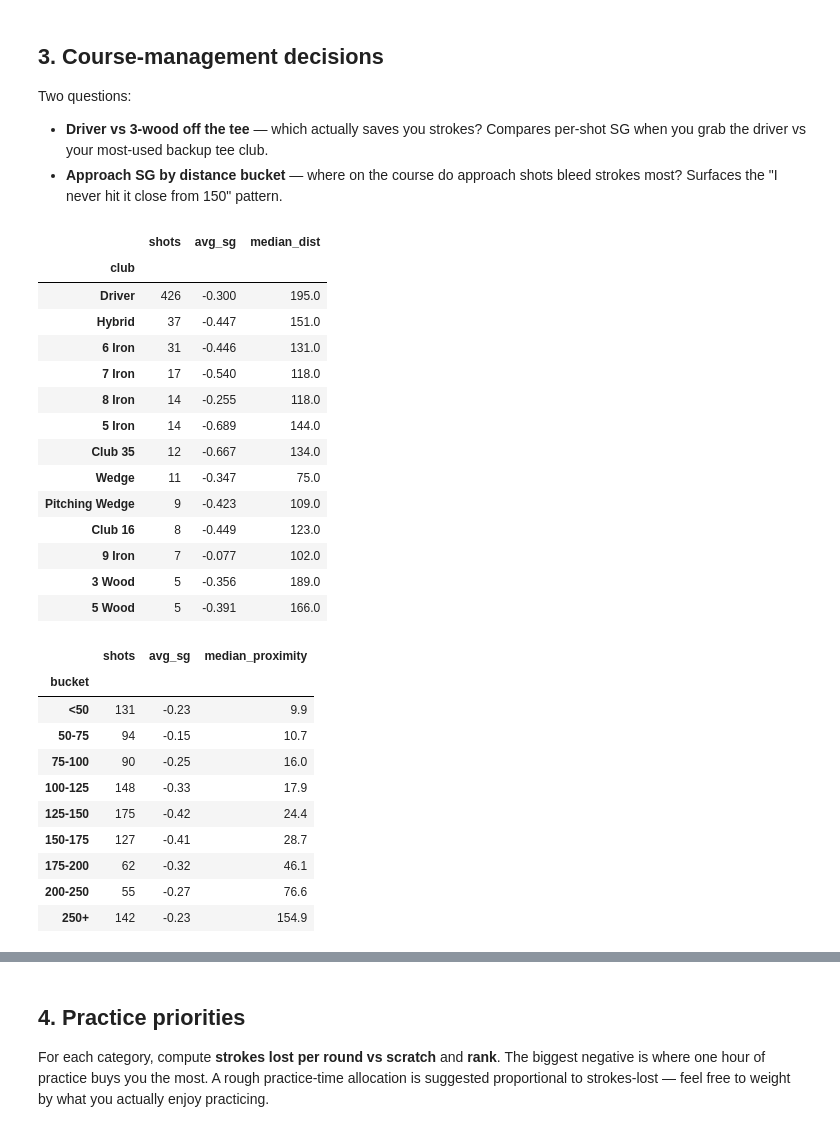
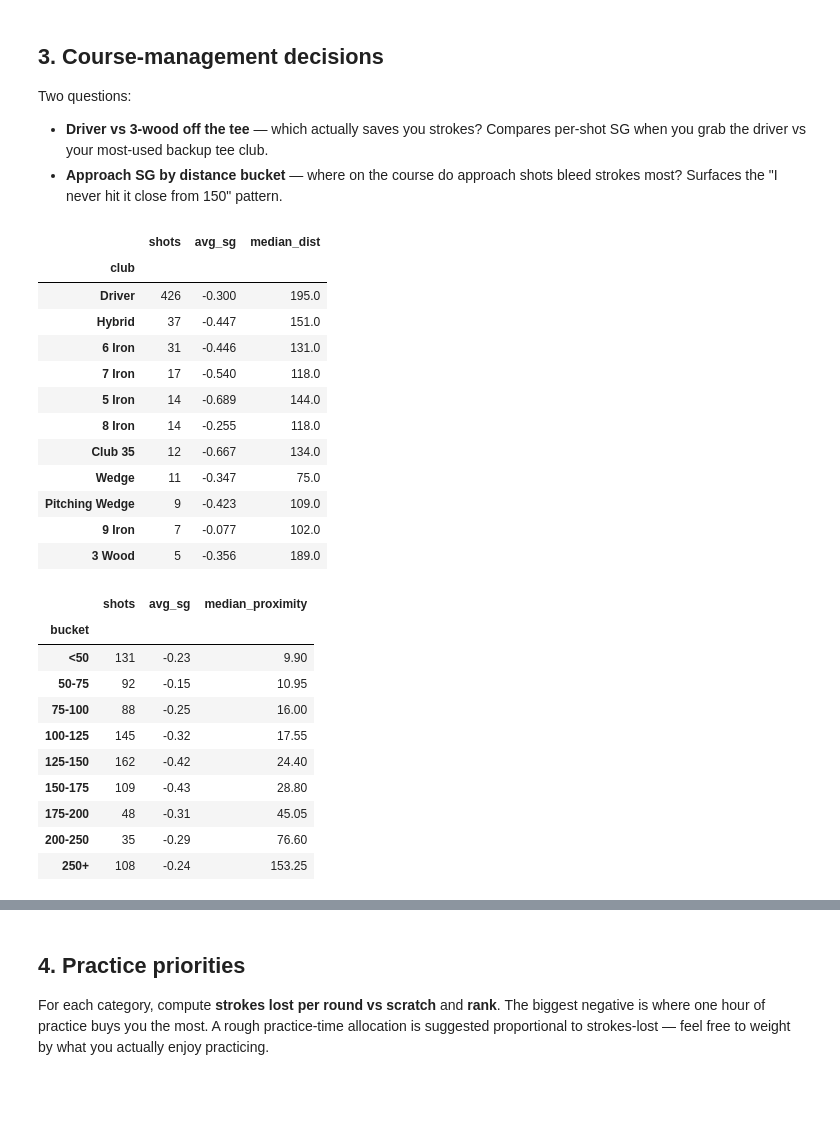
Before and after one commit to zachfreitas/golf, a Jupyter notebook: Arccos_Course_Analysis.ipynb, the cells around one changed output, grey strips where cells are left out. Cells and saved outputs as stored; diff of their text form; code cells hidden in the pictures; blank space fills up the shorter version.

```diff
--- a/Arccos_Course_Analysis.ipynb
+++ b/Arccos_Course_Analysis.ipynb
@@ -168,8 +209,8 @@ Two questions:
 - **Approach SG by distance bucket** — where on the course do approach shots
   bleed strokes most? Surfaces the "I never hit it close from 150" pattern.
 # %%
-# 3a. Tee-club selection
-tee_shots = data.shots[data.shots["is_tee"].astype(bool)].copy()
+# 3a. Tee-club selection (filtered to currently-paired clubs only)
+tee_shots = data.shots_in_bag()[data.shots_in_bag()["is_tee"].astype(bool)].copy()
 tee_club_sg = (tee_shots.groupby("club")
                .agg(shots=("sg_shot_approx", "size"),
                     avg_sg=("sg_shot_approx", "mean"),
@@ -186,42 +227,41 @@ tee_club_sg
 | Hybrid | 37 | -0.447 | 151.0 |
 | 6 Iron | 31 | -0.446 | 131.0 |
 | 7 Iron | 17 | -0.540 | 118.0 |
+| 5 Iron | 14 | -0.689 | 144.0 |
 | 8 Iron | 14 | -0.255 | 118.0 |
-| 5 Iron | 14 | -0.689 | 144.0 |
 | Club 35 | 12 | -0.667 | 134.0 |
 | Wedge | 11 | -0.347 | 75.0 |
 | Pitching Wedge | 9 | -0.423 | 109.0 |
-| Club 16 | 8 | -0.449 | 123.0 |
 | 9 Iron | 7 | -0.077 | 102.0 |
 | 3 Wood | 5 | -0.356 | 189.0 |
-| 5 Wood | 5 | -0.391 | 166.0 |
 # %%
 # 3b. Approach SG by distance bucket. Pin distance at shot start is what matters.
-approach_shots = data.shots[(data.shots["category_approx"] == "approach") &
-                            (data.shots["start_dist_to_pin_yd"].notna())].copy()
+sib = data.shots_in_bag()
+approach_shots = sib[(sib["category_approx"] == "approach") &
+                     (sib["start_dist_to_pin_yd"].notna())].copy()
 buckets = [0, 50, 75, 100, 125, 150, 175, 200, 250, 999]
 labels = ["<50", "50-75", "75-100", "100-125", "125-150",
           "150-175", "175-200", "200-250", "250+"]
 approach_shots["bucket"] = pd.cut(approach_shots["start_dist_to_pin_yd"],
                                   bins=buckets, labels=labels, right=False)
 approach_by_bucket = (approach_shots.groupby("bucket", observed=True)
                       .agg(shots=("sg_shot_approx", "size"),
                            avg_sg=("sg_shot_approx", "mean"),
                            median_proximity=("end_dist_to_pin_yd", "median"))
                       .round(2))
 approach_by_bucket
 # %% [output]
 |  | shots | avg_sg | median_proximity |
 | bucket |  |  |  |
-| <50 | 131 | -0.23 | 9.9 |
-| 50-75 | 94 | -0.15 | 10.7 |
-| 75-100 | 90 | -0.25 | 16.0 |
-| 100-125 | 148 | -0.33 | 17.9 |
-| 125-150 | 175 | -0.42 | 24.4 |
-| 150-175 | 127 | -0.41 | 28.7 |
-| 175-200 | 62 | -0.32 | 46.1 |
-| 200-250 | 55 | -0.27 | 76.6 |
-| 250+ | 142 | -0.23 | 154.9 |
+| <50 | 131 | -0.23 | 9.90 |
+| 50-75 | 92 | -0.15 | 10.95 |
+| 75-100 | 88 | -0.25 | 16.00 |
+| 100-125 | 145 | -0.32 | 17.55 |
+| 125-150 | 162 | -0.42 | 24.40 |
+| 150-175 | 109 | -0.43 | 28.80 |
+| 175-200 | 48 | -0.31 | 45.05 |
+| 200-250 | 35 | -0.29 | 76.60 |
+| 250+ | 108 | -0.24 | 153.25 |
 # %%
 # Visualize approach SG by distance bucket — green = saving strokes, red = losing.
 fig, ax = plt.subplots(figsize=(10, 4))
```
Also changed, not shown: parts of 9 cells of this notebook, 6 other files.
